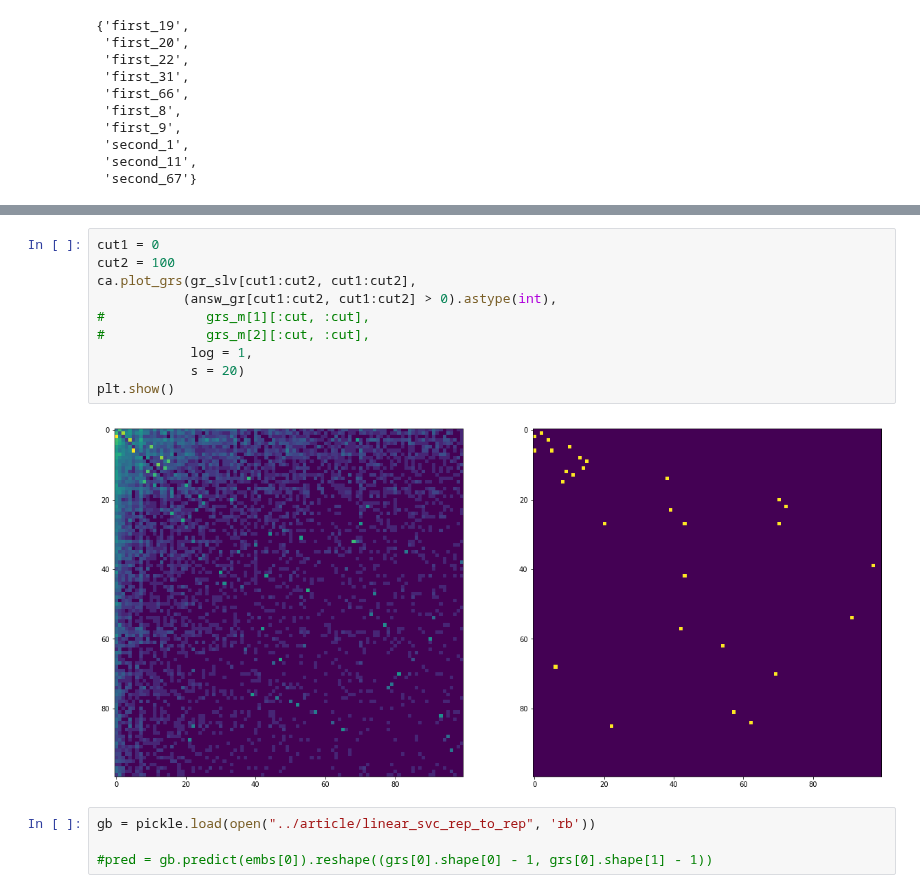
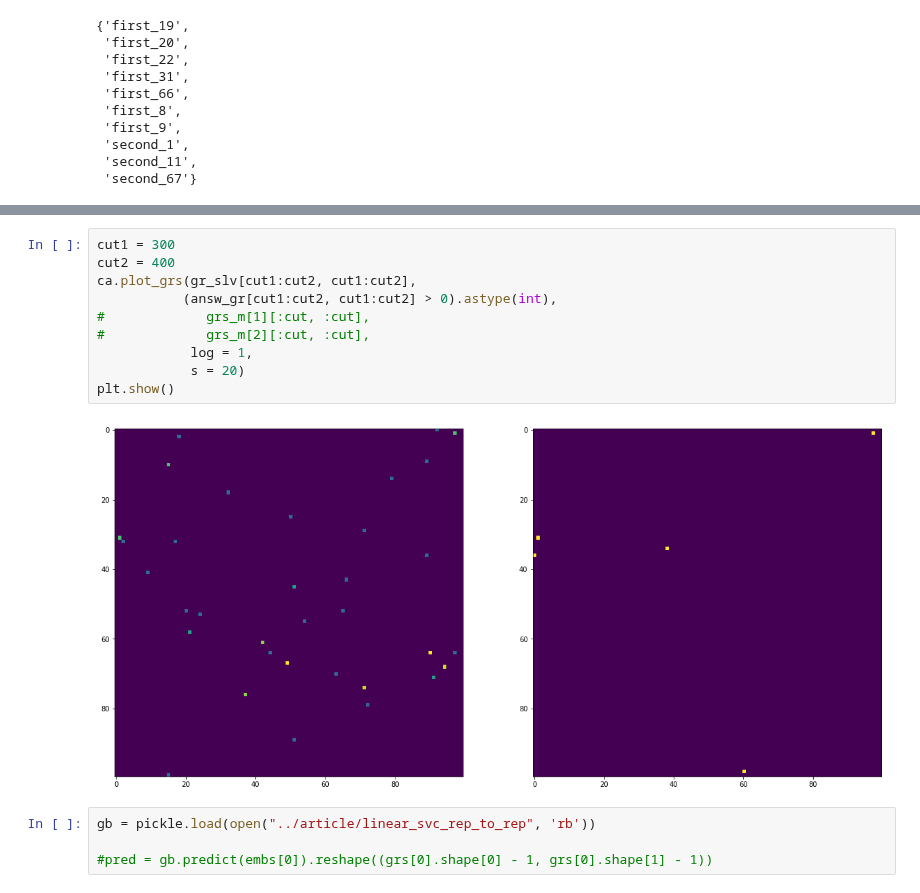
Before and after one commit to rykachevskiy/CRISPR, a Jupyter notebook: environmental/Isolates_slo.ipynb, the cells around one changed output, grey strips where cells are left out. Saved outputs shown, nothing was run; the diff lists cells and outputs as text.

```diff
--- a/environmental/Isolates_slo.ipynb
+++ b/environmental/Isolates_slo.ipynb
@@ -171,15 +191,15 @@ plt.plot((answ_gr > 0).sum(1)[:100])
 # %%
-cut1 = 0
-cut2 = 100
+cut1 = 300
+cut2 = 400
 ca.plot_grs(gr_slv[cut1:cut2, cut1:cut2],
            (answ_gr[cut1:cut2, cut1:cut2] > 0).astype(int),
 #             grs_m[1][:cut, :cut],
 #             grs_m[2][:cut, :cut],
             log = 1,
             s = 20)
 plt.show()
 # %% [output]
-[figure, old version]
+[figure, new version]
 # %%
 gb = pickle.load(open("../article/linear_svc_rep_to_rep", 'rb'))
 
```
Also changed, not shown: parts of 5 cells of this notebook.
